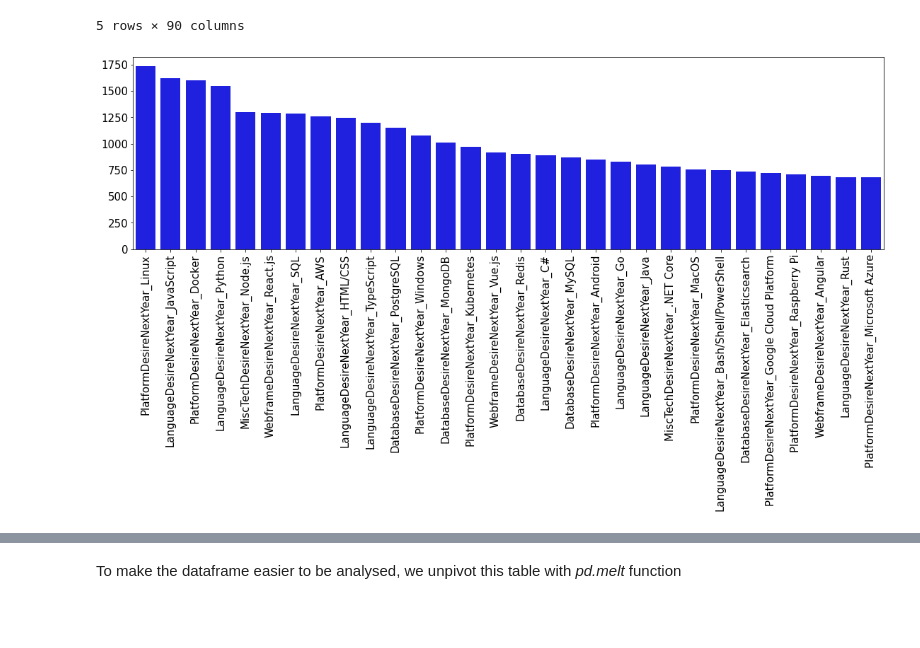
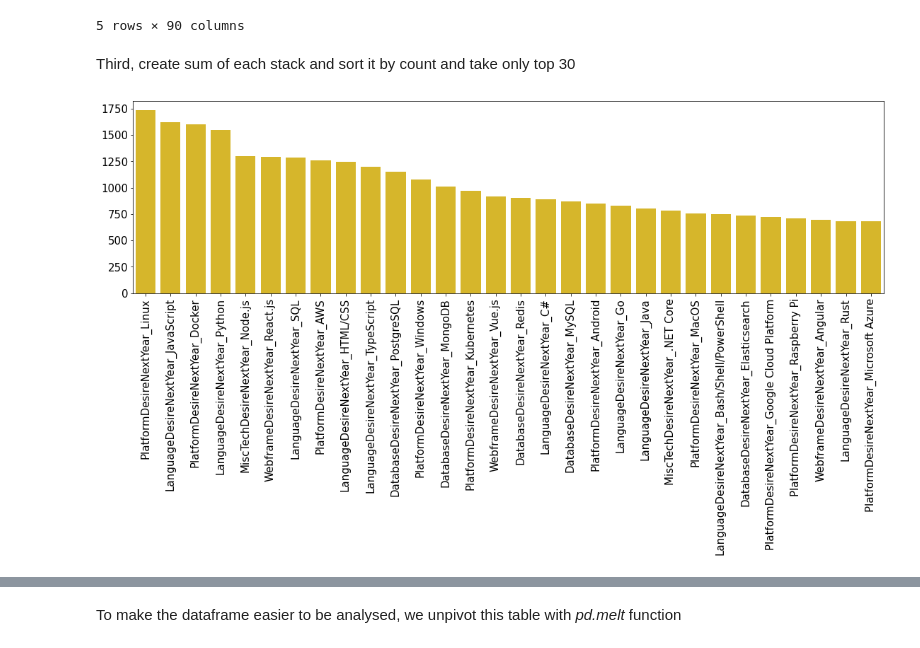
Before and after one commit to fahmiduldul/ds-blog-post, a Jupyter notebook: main.ipynb, the cells around one changed output, grey strips where cells are left out. Drawn from its saved outputs; the diff is of its cells as text; code cells hidden in the pictures; blank space fills up the shorter version.

```diff
--- a/main.ipynb
+++ b/main.ipynb
@@ -100,8 +99,9 @@ def separate_column_list(df, col_name, list_sep, prefix=None):
   prefix - prefix for the new column
 
   OUTPUT:
-  new_df - new dataframe with separated column only
+  new_df - new dataframe only contain dummy columns
   '''
+
   if prefix == None:
     prefix = col_name
 
@@ -110,28 +110,35 @@ def separate_column_list(df, col_name, list_sep, prefix=None):
 
   for i in range(df.shape[0]):
     raw_str = target_df.iat[i]
+
+    #skip if the value is NaN
     if type(raw_str) != str:
       continue
+
+    #parse the string to list
     str_list = raw_str.split(list_sep)
+
+    #add the value
     new_df = add_list_to_df(new_df, str_list, prefix)
 
   return new_df
 # %% [markdown]
 #### Create Util Functions for Future Use
 # %%
-def get_dummy_columns_name(raw_col_name, dummy_columns):
+def get_dummy_columns_name(raw_col_name, column_list):
   '''
   INPUT:
   raw_col_name - name of column before it dummified
-  list_of_dummy_column - names of dummy column
+  column_list - list of all column to search on
 
   OUTPUT:
-  dummy_column_names - list of column name that come from raw_col_name
+  dummy_column_name_list - list of dummy column name that come from raw_col_name
   '''
-  dummy_column_names = []
-  for dummy_column in dummy_columns:
+
+  dummy_column_name_list = []
+  for dummy_column in column_list:
     if raw_col_name in dummy_column:
       dummy_column_names.append(dummy_column)
 
-  return dummy_column_names
+  return dummy_column_name_list
 # %% [markdown]
@@ -262,13 +273,15 @@ wanted_stack_df.head()
 | 49 | False | True | False | False | ... |
 | 51 | False | False | False | False | ... |
 5 rows × 90 columns
+# %% [markdown]
+Third, create sum of each stack and sort it by count and take only top 30
 # %%
 sorted_wanted_stack_df = wanted_stack_df.sum().sort_values(ascending=False).head(30)
 # %%
 plt.figure(figsize=(19,5))
 plt.xticks(rotation='vertical', fontsize=15.0)
 plt.yticks(fontsize=15.0)
-sns.barplot(x=sorted_wanted_stack_df.index, y=sorted_wanted_stack_df, color='blue')
+sns.barplot(x=sorted_wanted_stack_df.index, y=sorted_wanted_stack_df, color="#F2C80F")
 plt.show()
 # %% [output]
-[figure, old version]
+[figure, new version]
```
Also changed, not shown: parts of 25 cells of this notebook.
